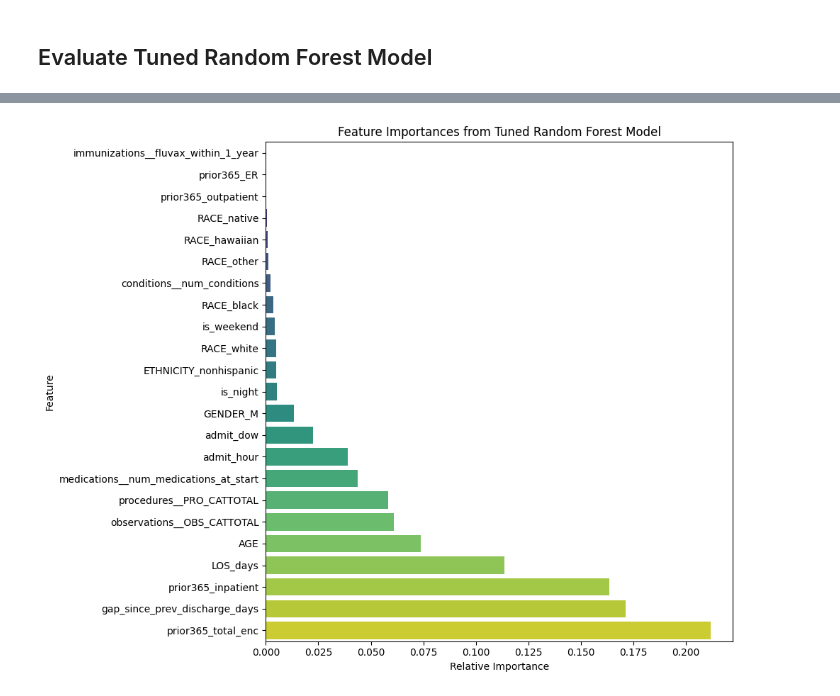
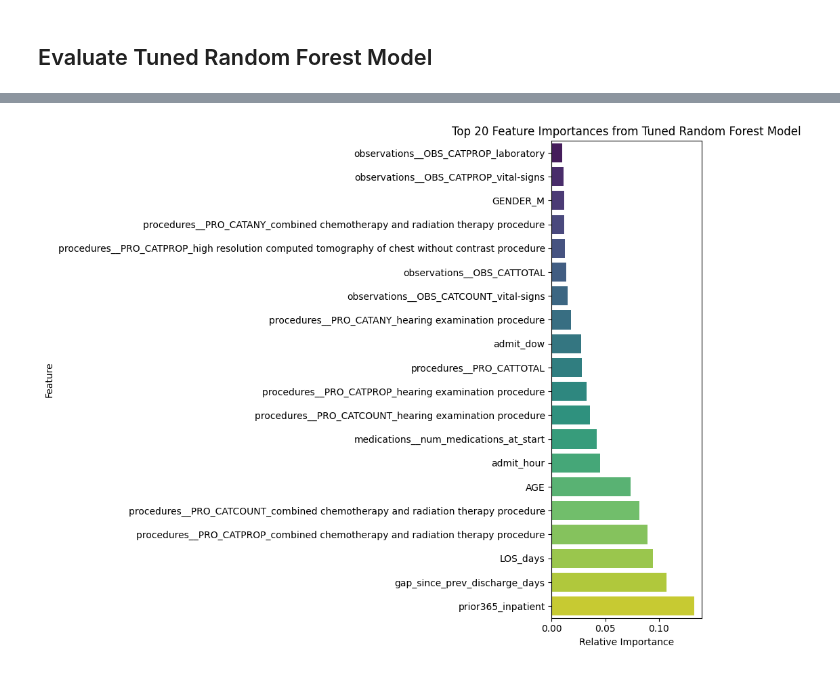
Before and after one commit to Erdos-Projects/fall-2025-patient-risk-identification, a Jupyter notebook: Final_Models_merge_all_features.ipynb, the cells around one changed output, grey strips where cells are left out. Drawn from its saved outputs; the diff is of its cells as text; code cells hidden in the pictures.

```diff
--- a/Final_Models_merge_all_features.ipynb
+++ b/Final_Models_merge_all_features.ipynb
@@ -1292,7 +1302,7 @@ predictors = [
     'AGE', 'GENDER', 'RACE', 'ETHNICITY',
     # Encounter-based features
     'LOS_days', 'gap_since_prev_discharge_days',
-    'prior365_total_enc', 'prior365_ER', 'prior365_inpatient',
+    'prior365_ER', 'prior365_inpatient',
     'prior365_outpatient',
     # optional extras
     'is_weekend', 'is_night', 'admit_hour', 'admit_dow',
@@ -1313,7 +1323,7 @@ predictors_2 = [
     'AGE', 'GENDER', 'RACE', 'ETHNICITY',
     # Encounter-based features
     'LOS_days', 'gap_since_prev_discharge_days',
-    'prior365_total_enc', 'prior365_ER', 'prior365_inpatient',
+    'prior365_ER', 'prior365_inpatient',
     'prior365_outpatient',
     # optional extras
     'is_weekend', 'is_night', 'admit_hour', 'admit_dow',
@@ -2070,32 +2194,0 @@ The hyperparameter tuning significantly improved the Random Forest model's abili
-# %%
-import pandas as pd
-import numpy as np
-from sklearn.metrics import classification_report, roc_auc_score, confusion_matrix, roc_curve
-import matplotlib.pyplot as plt
-import seaborn as sns
-
-# Access the best estimator from the grid_search object (already done in previous cell, but good for context)
-best_rf_model = grid_search.best_estimator_
-
-print("\n--- Evaluating the best Tuned Random Forest model on TRAINING data ---")
-
-# 1. Make predictions on X_train
-y_pred_tuned_rf_train = best_rf_model.predict(X_train)
-
-# 2. Calculate the predicted probabilities for the positive class (class 1) on X_train
-y_prob_tuned_rf_train = best_rf_model.predict_proba(X_train)[:, 1]
-
-# 3. Print the classification report for training data
-print("\nClassification Report for Tuned Random Forest Model (TRAINING SET):")
-print(classification_report(y_train, y_pred_tuned_rf_train, digits=3))
-
-# 4. Calculate and print the AUC score for training data
-auc_tuned_rf_train = roc_auc_score(y_train, y_prob_tuned_rf_train)
-print(f"\nAUC for Tuned Random Forest Model (TRAINING SET): {auc_tuned_rf_train:.3f}")
-
-print("\n--- Comparing to TEST data performance (from previous output) ---")
-print(f"Test Set AUC: {auc_tuned_rf:.3f}")
-print("Test Set Classification Report:\n")
-# Re-printing test set report for easy comparison
-# (Assuming y_test and y_pred_tuned_rf, auc_tuned_rf are still available from the previous run)
-print(classification_report(y_test, y_pred_tuned_rf, digits=3))
@@ -2185,16 +2239,16 @@ All Feature Importances:
 # %%
 import matplotlib.pyplot as plt
 import seaborn as sns
 
 # Ensure importance_df is sorted by Importance for clear plotting
 importance_df_sorted = importance_df.sort_values(by='Importance', ascending=True)
 
 plt.figure(figsize=(10, 8))
-sns.barplot(x='Importance', y='Feature', data=importance_df_sorted, palette='viridis', hue='Feature', legend=False)
-plt.title('Feature Importances from Tuned Random Forest Model')
+sns.barplot(x='Importance', y='Feature', data=importance_df_sorted.tail(20), palette='viridis', hue='Feature', legend=False) # Display top 20 features
+plt.title('Top 20 Feature Importances from Tuned Random Forest Model')
 plt.xlabel('Relative Importance')
 plt.ylabel('Feature')
 plt.tight_layout()
 plt.show()
 # %% [output]
-[figure, old version]
+[figure, new version]
```
Also changed, not shown: parts of 26 cells of this notebook.
